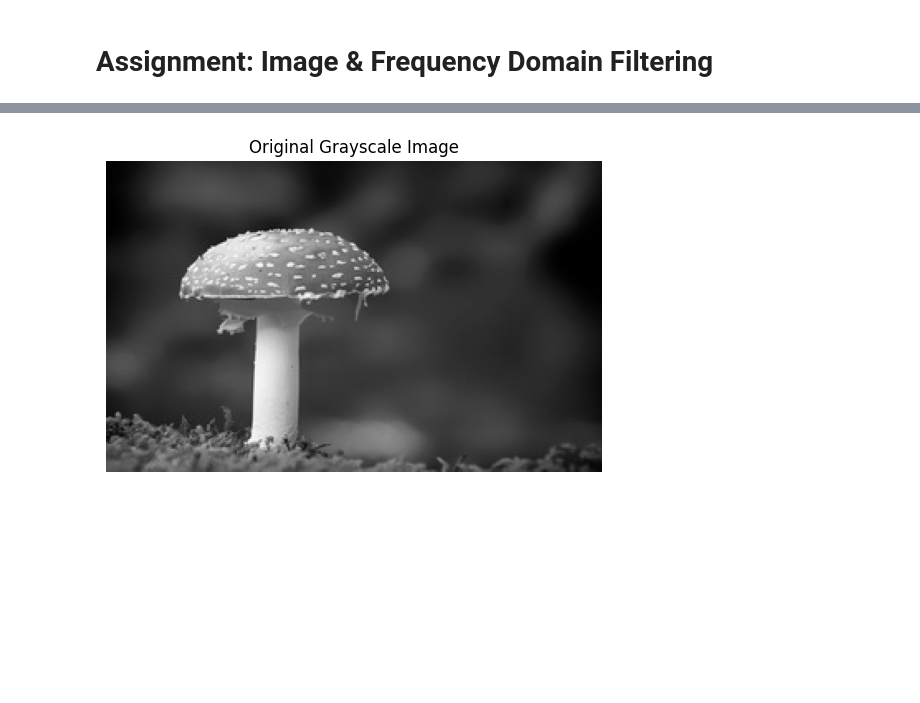
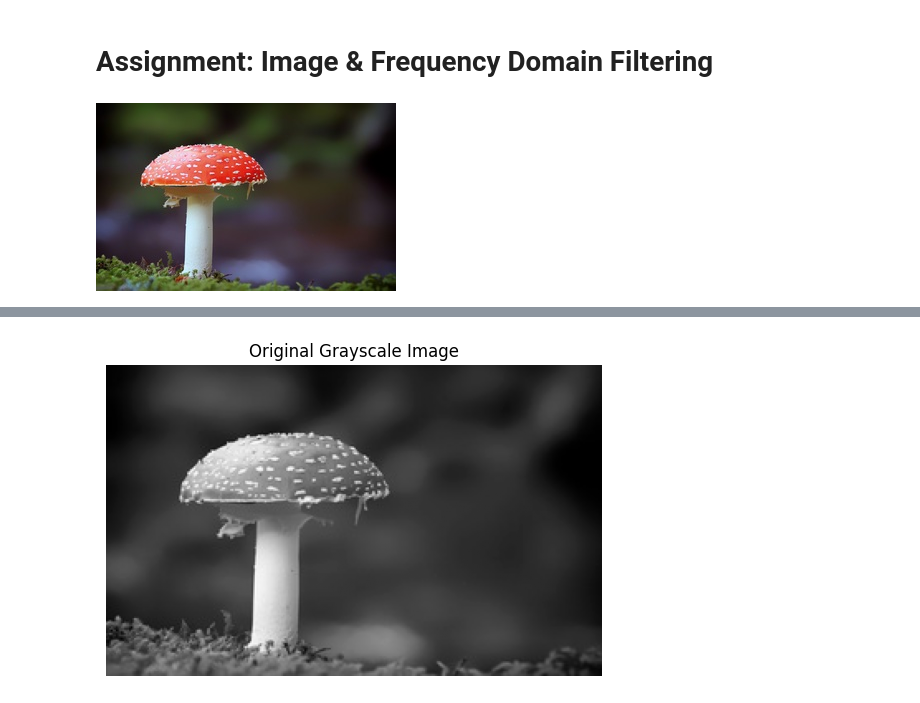
Before and after one commit to udayPatil45/Computer_Vision_SOC, a Jupyter notebook: image_processing.ipynb, the cells around one changed output, grey strips where cells are left out. Cells and saved outputs as stored; diff of their text form; code cells hidden in the pictures; blank space fills up the shorter version.

```diff
--- a/image_processing.ipynb
+++ b/image_processing.ipynb
@@ -10,0 +12,5 @@ import matplotlib.pyplot as plt
+# %%
+from IPython.display import Image, display
+display(Image('mushroom.png'))
+# %% [output]
+[figure, added]
```
Also changed, not shown: parts of 2 cells of this notebook.
